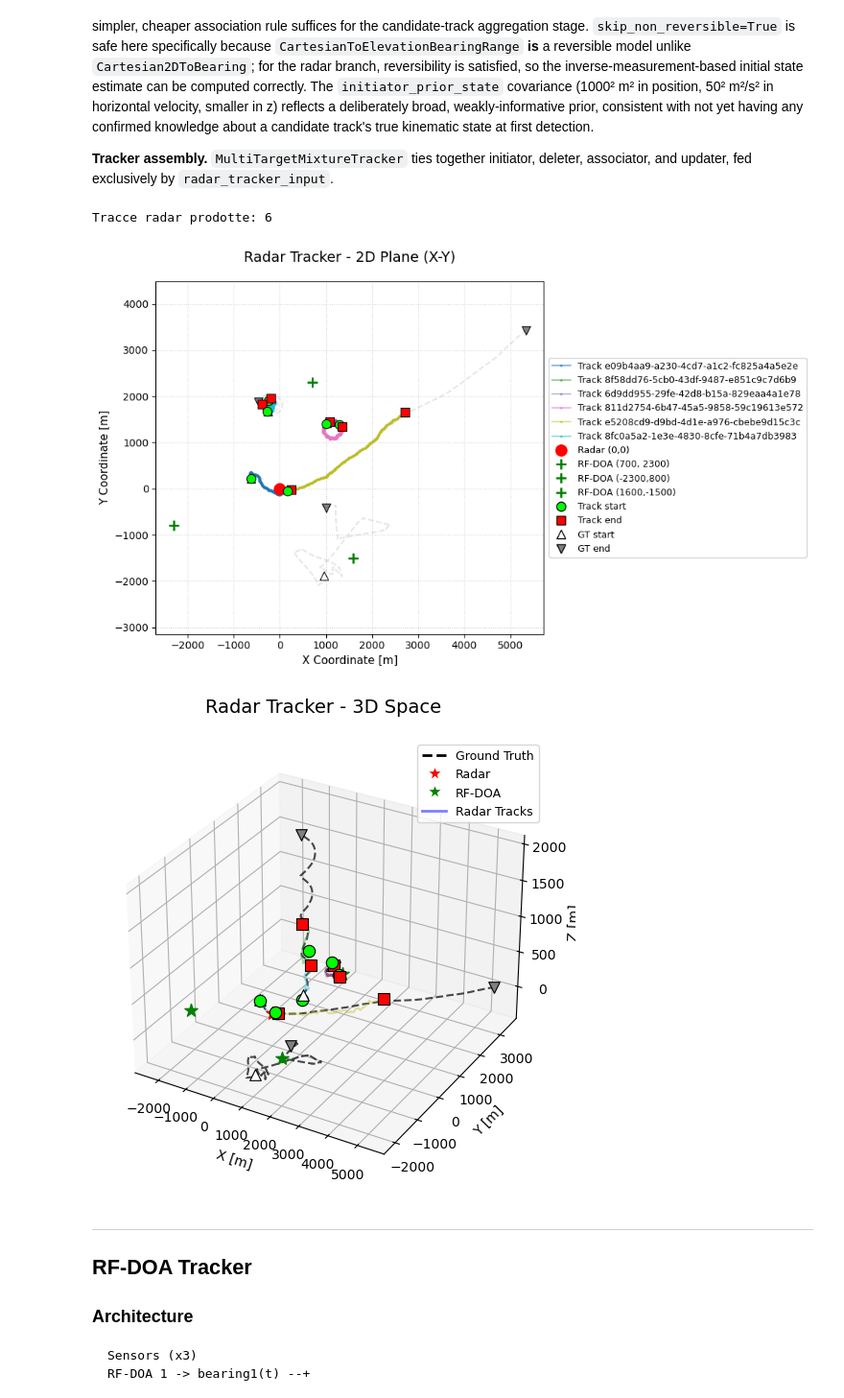
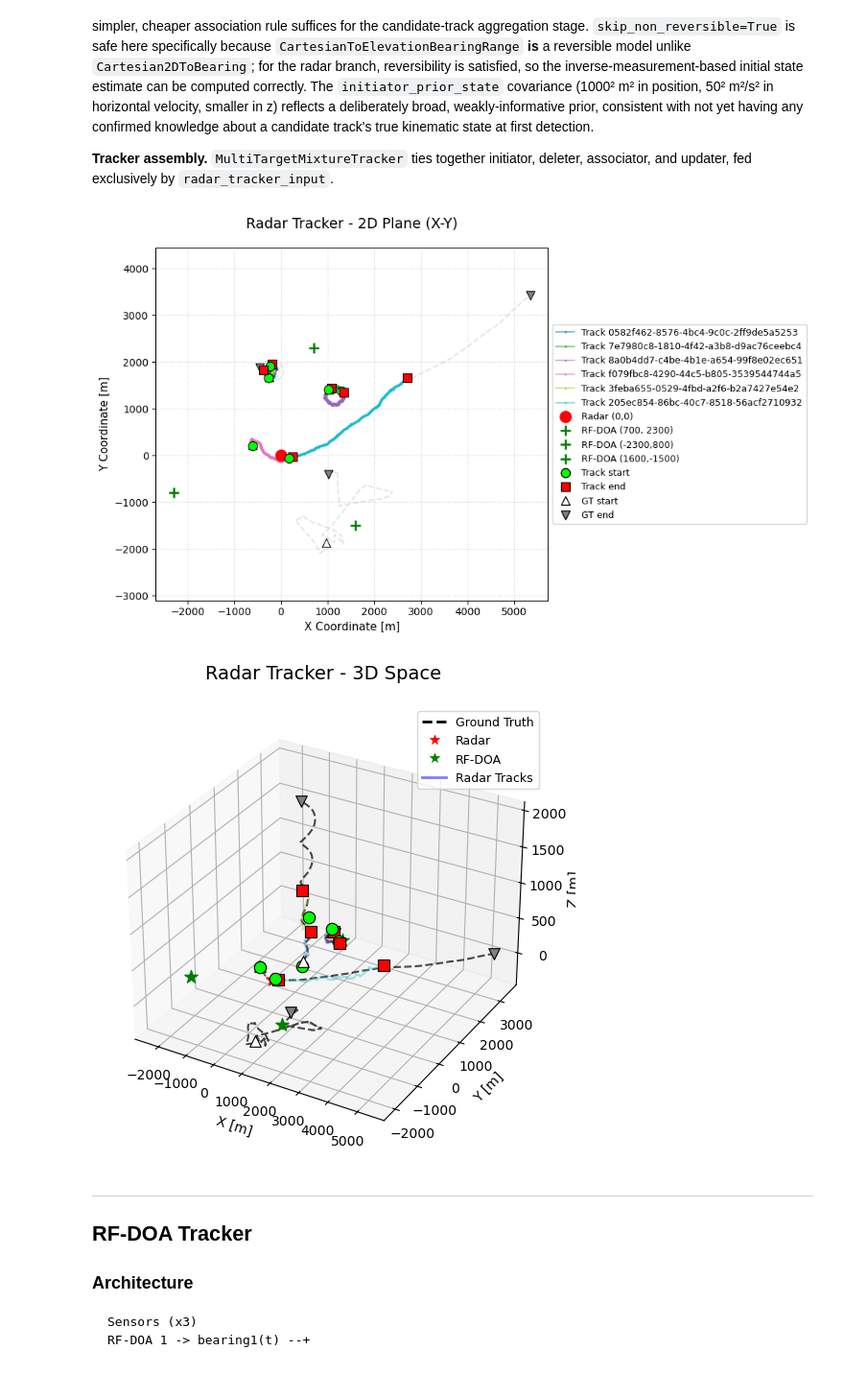
Before and after one commit to UmbertoMaffei/Multi-Sensor-Data-Fusion-for-Multi-Target-Drone-Tracking-in-Counter-UAS-Applications, a Jupyter notebook: SS_examples/3RF_RADAR_v3.ipynb, the cells around one changed output. Shown at 96% size. Saved outputs shown, nothing was run; the diff lists cells and outputs as text; code cells hidden in the pictures.

Commit message:
Bug fixes: track-to-track fusion is now working correctly.

```diff
--- a/SS_examples/3RF_RADAR_v3.ipynb
+++ b/SS_examples/3RF_RADAR_v3.ipynb
@@ -1180,15 +1181,13 @@ initiator = MultiMeasurementInitiator(
 ## JPDA Multi-target Tracker - Radar only
 # NOTE: radar_tracker_input contains ONLY radar detections (no RF-DOA)
 
-JPDA_radar = MultiTargetMixtureTracker(
+JPDA_radar_tracker = MultiTargetMixtureTracker(
     initiator = initiator,
     deleter = deleter,
     detector = radar_tracker_input,   # SOLO detection radar
     data_associator = data_associator,
     updater = updater
 )
-
-JPDA_radar_tracker, JPDA_radar_tracker_4_TT_fusion = tee(JPDA_radar, 2)
 # %%
 ### Radar Tracking Loop & Advanced Plotting
 
@@ -1199,10 +1198,10 @@ import numpy as np
 
 
 radar_tracks = set()
+radar_snaps = []
 for time, ctracks in JPDA_radar_tracker:
     radar_tracks.update(ctracks)
-
-print(f'Tracce radar prodotte: {len(radar_tracks)}')
+    radar_snaps.append((time, {Track([deepcopy(tr.state)], id=tr.id) for tr in ctracks}))
 
 
 colors_radar = plt.cm.get_cmap('tab10', len(radar_tracks))
@@ -1265,36 +1264,35 @@ for i, track in enumerate(radar_tracks):
     tz = [state.state_vector[4, 0] for state in track.states]
 
     plotter3d.ax.plot(tx, ty, tz, linewidth=1.2, color=colors_radar(i), alpha=0.4)
 
 
 plotter3d.ax.scatter(0, 0, 0, color='red', s=100, marker='*', label='Radar Platform', zorder=10)
 plotter3d.ax.scatter(700, 2300, 0, color='green', s=100, marker='*', label='RF-DOA Platform', zorder=10)
 plotter3d.ax.scatter(-2300, -800, 0, color='green', s=100, marker='*', label='RF-DOA Platform', zorder=10)
 plotter3d.ax.scatter(1600, -1500, 0, color='green', s=100, marker='*', label='RF-DOA Platform', zorder=10)
 
 
 plotter3d.ax.set_title('Radar Tracker - 3D Space', fontsize=14, pad=20)
 plotter3d.ax.set_xlabel('X [m]')
 plotter3d.ax.set_ylabel('Y [m]')
 plotter3d.ax.set_zlabel('Z [m]')
 
 
 custom_lines = [Line2D([0], [0], color='black', lw=2, linestyle='--'),
                 Line2D([0], [0], marker='*', color='w', markerfacecolor='red', markersize=12),
                 Line2D([0], [0], marker='*', color='w', markerfacecolor='green', markersize=12),
                 Line2D([0], [0], color='blue', lw=2, alpha=0.5)]
 
 plotter3d.ax.legend(custom_lines, ['Ground Truth', 'Radar', 'RF-DOA', 'Radar Tracks'],
                     loc='upper right', fontsize=9)
 
 plot_track_endpoints_3d(plotter3d.ax, radar_tracks)
 plot_gt_endpoints_3d(plotter3d.ax, truths)
 
 plt.show()
 # %% [output]
-Tracce radar prodotte: 6
-[figure, old version]
+[figure, new version]
-[figure, old version]
+[figure, new version]
 # %% [markdown]
 ---
 ## RF-DOA Tracker
```
Also changed, not shown: parts of 15 cells of this notebook.
